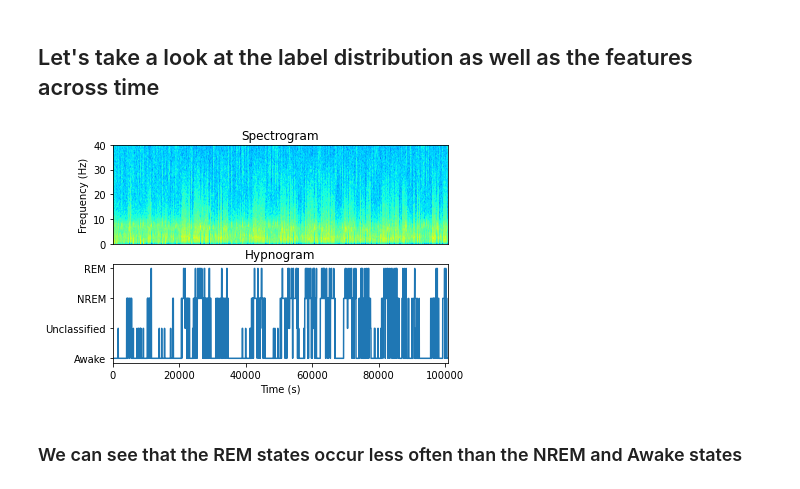
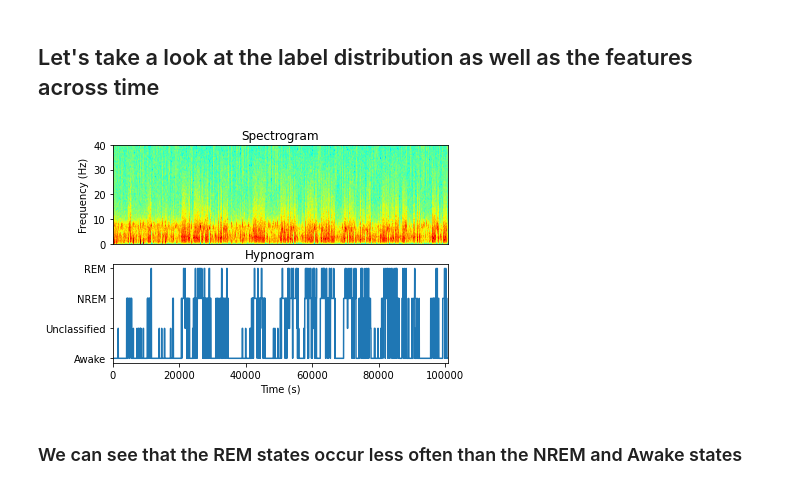
Before and after one commit to dsiu1/Sleep-State-Classifier, a Jupyter notebook: demo_SWC.ipynb, the cells around one changed output. Saved outputs shown, nothing was run; the diff lists cells and outputs as text; code cells hidden in the pictures.

Commit message:
Fixed clim

```diff
--- a/demo_SWC.ipynb
+++ b/demo_SWC.ipynb
@@ -96,23 +96,24 @@ Labels: (201600, 4)
 # %%
 ## Plot only the frequency specific information
 
 plt.figure();
 plt.subplot(211);
 plt.imshow(np.transpose(train_data[:,0:318]), aspect='auto', origin='lower',cmap='jet')
 plt.xticks([]);
+plt.clim([0,8])
 plt.yticks(ticks=[0, 80, 160, 240, 318], labels=[0, 10,20,30,40])
 plt.ylabel('Frequency (Hz)');
 plt.title('Spectrogram');
 
 
 plt.subplot(212);
 plt.plot(hypTimeAxis, hypnogramOrig);
 plt.yticks(ticks=[0,1,2,3], labels=['Awake', 'Unclassified', 'NREM', 'REM']);
 plt.xlabel('Time (s)');
 plt.xlim([0,max(hypTimeAxis)]);
 plt.title('Hypnogram');
 # %% [output]
-[figure, old version]
+[figure, new version]
 # %% [markdown]
 ### We can see that the REM states occur less often than the NREM and Awake states
 # %%
```
